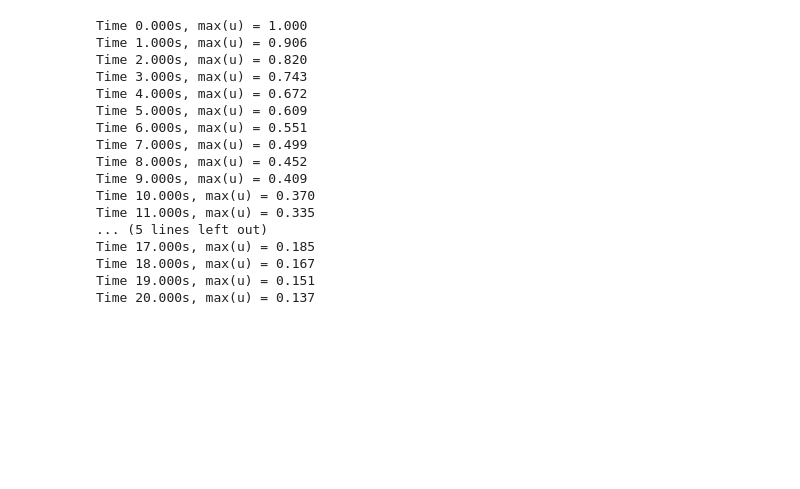
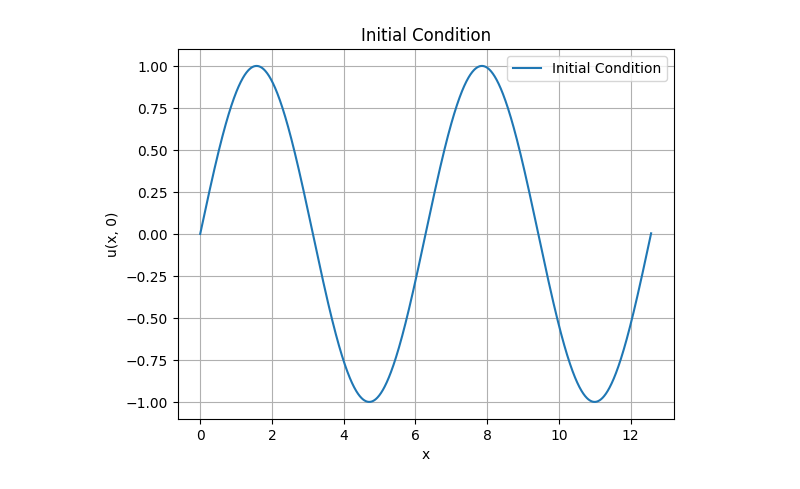
Before and after one commit to Mehdi-Haned/PINNs-Spring2025, a Jupyter notebook: PDEs/Heat Equation/Heat_equation.ipynb, the cells around one changed output. Drawn from its saved outputs; the diff is of its cells as text; code cells hidden in the pictures; blank space fills up the shorter version.

```diff
--- a/PDEs/Heat Equation/Heat_equation.ipynb
+++ b/PDEs/Heat Equation/Heat_equation.ipynb
@@ -6,65 +8,25 @@ from PIL import Image
 # %%
 L = np.pi*2 * 2
 T = 20
 
-a  = 1e1
+a  = 1e0
 dx = 1e-2
 dt = 1e-2
 
 x = np.arange(0, L+dx, dx)
 t = np.arange(0, T+dt, dt)
 
 Nt, Nx = len(t), len(x)
 
 def u_0(x):
-    "Initial Condition"
-    return np.cos(x)
+    return np.sin(x)
 
-def D2u(n):
-    D2 = np.zeros((n, n))
-    for i in range(1, n-1):
-        D2[i, [i-1, i, i+1]] = [1, -2, 1]
-    D2[0, [0, 1]]    = [-2, 2]
-    D2[-1, [-2, -1]] = [2, -2]
-    return 1/dx * D2
-
-D2 = D2u(Nx)
-I  = np.diag(np.ones(Nx))
-u = np.zeros((Nt, Nx))
-
-def F(ti):
-    return a*D2
-
-for i, ti in enumerate(t):
-    if i == 0:
-        u[0, :] = u_0(x)
-    else:
-        j  = i-1
-        uj = u[j, :]
-        tj = t[j]
-        u[i, :] = np.linalg.solve((I - dt/2 * F(tj)), (I + dt/2 * F(ti))@uj)
-
-    if np.max(np.abs(u[i, :])) > 1e2:
-        print(f"Blow up at time {ti:.3f}s")
-        break
-
-    if i % 100 == 0:
-        print(f"Time {ti:.3f}s, max(u) = {np.max(np.abs(u[i, :])):.3f}")
+plt.plot(x, u_0(x), label='Initial Condition')
+plt.xlabel('x')
+plt.ylabel('u(x, 0)')
+plt.title('Initial Condition')
+plt.legend()
+plt.grid()
+plt.show()
 # %% [output]
-Time 0.000s, max(u) = 1.000
-Time 1.000s, max(u) = 0.906
-Time 2.000s, max(u) = 0.820
-Time 3.000s, max(u) = 0.743
-Time 4.000s, max(u) = 0.672
-Time 5.000s, max(u) = 0.609
-Time 6.000s, max(u) = 0.551
-Time 7.000s, max(u) = 0.499
-Time 8.000s, max(u) = 0.452
-Time 9.000s, max(u) = 0.409
-Time 10.000s, max(u) = 0.370
-Time 11.000s, max(u) = 0.335
-... (5 lines left out)
-Time 17.000s, max(u) = 0.185
-Time 18.000s, max(u) = 0.167
-Time 19.000s, max(u) = 0.151
-Time 20.000s, max(u) = 0.137
+[figure, added]
```
Also changed, not shown: parts of 2 cells of this notebook, 33 other files.
